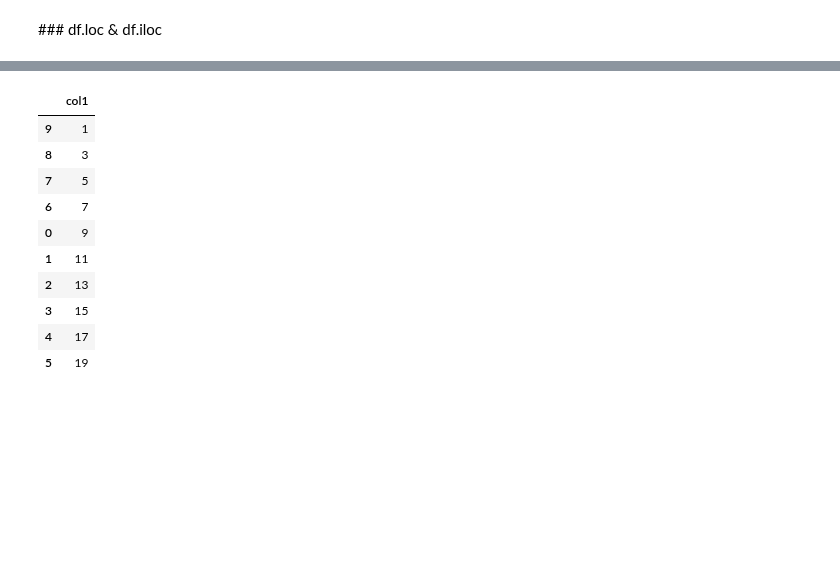
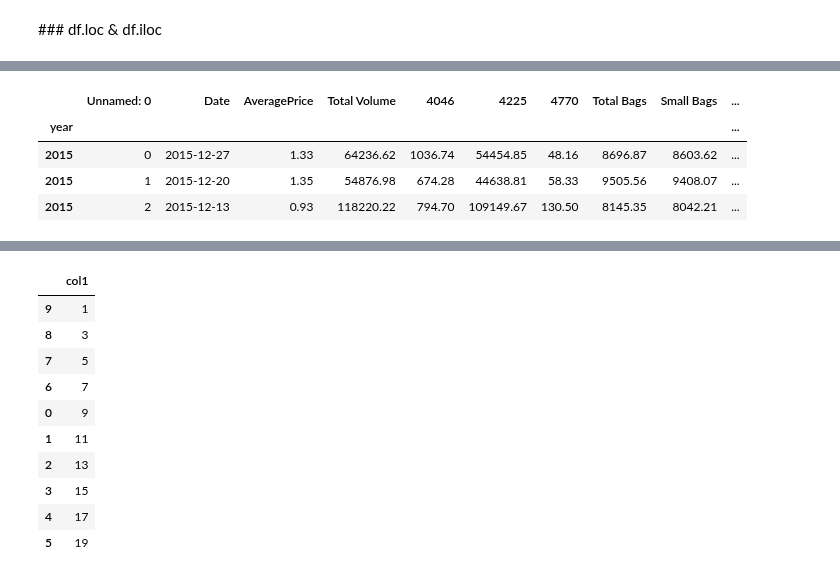
Before and after one commit to Ironhack-data-bcn-january-2023/lectures, a Jupyter notebook: week-2/3-Pandas II - Transformation.ipynb, the cells around one changed output, grey strips where cells are left out. Saved outputs shown, nothing was run; the diff lists cells and outputs as text; code cells hidden in the pictures; blank space fills up the shorter version.

```diff
--- a/week-2/3-Pandas II - Transformation.ipynb
+++ b/week-2/3-Pandas II - Transformation.ipynb
@@ -332,0 +393,8 @@ df.describe()
+# %%
+df.loc[2015][:3] #Label -> look up things up to 2023
+# %% [output]
+|  | Unnamed: 0 | Date | AveragePrice | Total Volume | 4046 | 4225 | 4770 | Total Bags | Small Bags | ... |
+| year |  |  |  |  |  |  |  |  |  | ... |
+| 2015 | 0 | 2015-12-27 | 1.33 | 64236.62 | 1036.74 | 54454.85 | 48.16 | 8696.87 | 8603.62 | ... |
+| 2015 | 1 | 2015-12-20 | 1.35 | 54876.98 | 674.28 | 44638.81 | 58.33 | 9505.56 | 9408.07 | ... |
+| 2015 | 2 | 2015-12-13 | 0.93 | 118220.22 | 794.70 | 109149.67 | 130.50 | 8145.35 | 8042.21 | ... |
```
Also changed, not shown: parts of 114 cells of this notebook.
